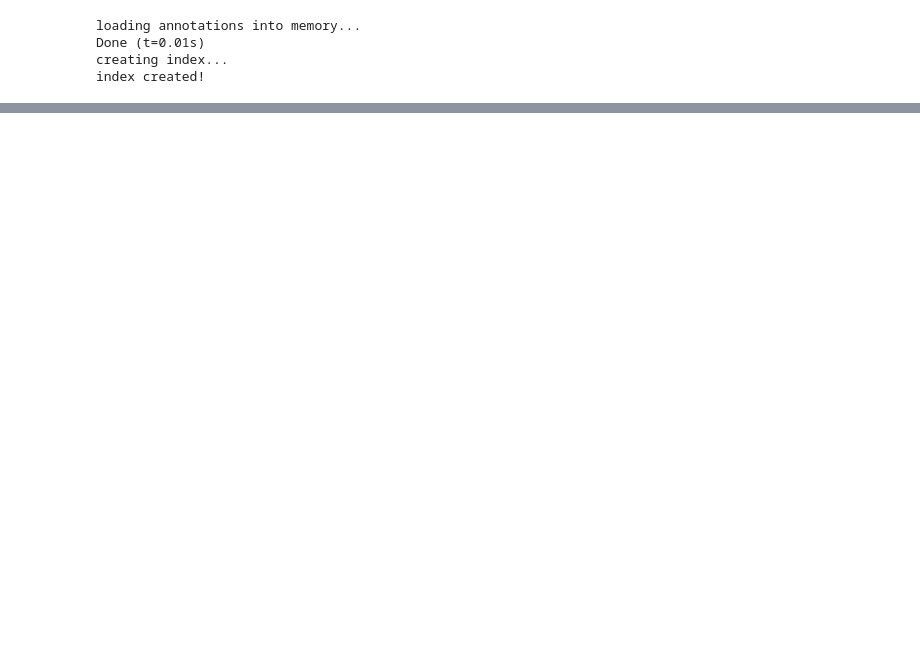
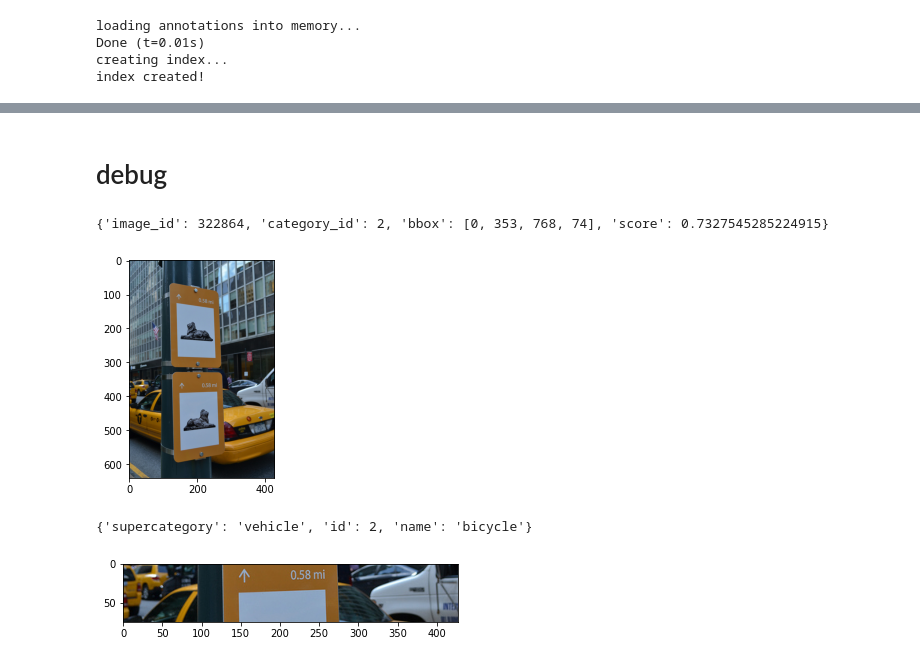
Before and after one commit to SOLLA-bitsensing/fork_test_A, a Jupyter notebook: pytorch-YOLOv4/coco_eval.ipynb, the cells around one changed output, grey strips where cells are left out. Cells and saved outputs as stored; diff of their text form; code cells hidden in the pictures; blank space fills up the shorter version.

Commit message:
transform result to coco format #8
coco_eval.py
coco_eval.ipynb 참조

결과는 YOLOv4_pred.json
근데 evlauation제대로 안됨 망했어 망했어 난 망했어

```diff
--- a/pytorch-YOLOv4/coco_eval.ipynb
+++ b/pytorch-YOLOv4/coco_eval.ipynb
@@ -200,0 +230,9 @@ plt.imshow(output)
+# %%
+result_dict = dict([])
+for imgs, img_ids, sizes in tqdm(val_loader):
+    # model
+    boxes = do_detect(m, imgs, conf_thresh=0.4, nms_thresh=0.6, use_cuda=use_cuda, verbose=False)
+    # process
+
+    for img_id, box, H, W in zip(img_ids.numpy(), boxes, sizes[0].numpy(), sizes[1].numpy()):
+        result_dict[img_id] = (img_id, box, H, W)
@@ -200,0 +287,5 @@ plt.imshow(output)
+# %%
+total = []
+for img_id in tqdm(result_dict.keys()):
+    one_result = coco_format(result_dict[img_id])
+    total.extend(one_result)
@@ -200,0 +320,7 @@ plt.imshow(output)
+# %%
+anno_json = './../MSCOCO_ObjDet_Detail/new_coco/annotations/new_anno.json'
+pred_json = './../YOLOv4_pred.josn'
+
+anno = COCO(anno_json)
+pred = anno.loadRes(pred_json)  # init predictions api
+eval = COCOeval(anno, pred, 'bbox')
@@ -200,0 +358,19 @@ plt.imshow(output)
+# %% [markdown]
+# debug
+# %%
+test_img = total[3]
+print(test_img)
+
+origin_img = val_set.get_img(test_img['image_id'])
+plt.imshow(origin_img)
+plt.show()
+
+x,y,w,h = test_img['bbox']
+print(anno.cats[test_img['category_id']])
+plt.imshow(origin_img[y:y+h, x:x+w])
+plt.show()
+# %% [output]
+{'image_id': 322864, 'category_id': 2, 'bbox': [0, 353, 768, 74], 'score': 0.7327545285224915}
+[figure, added]
+{'supercategory': 'vehicle', 'id': 2, 'name': 'bicycle'}
+[figure, added]
```
Also changed, not shown: parts of 27 cells of this notebook, 3 other files.
